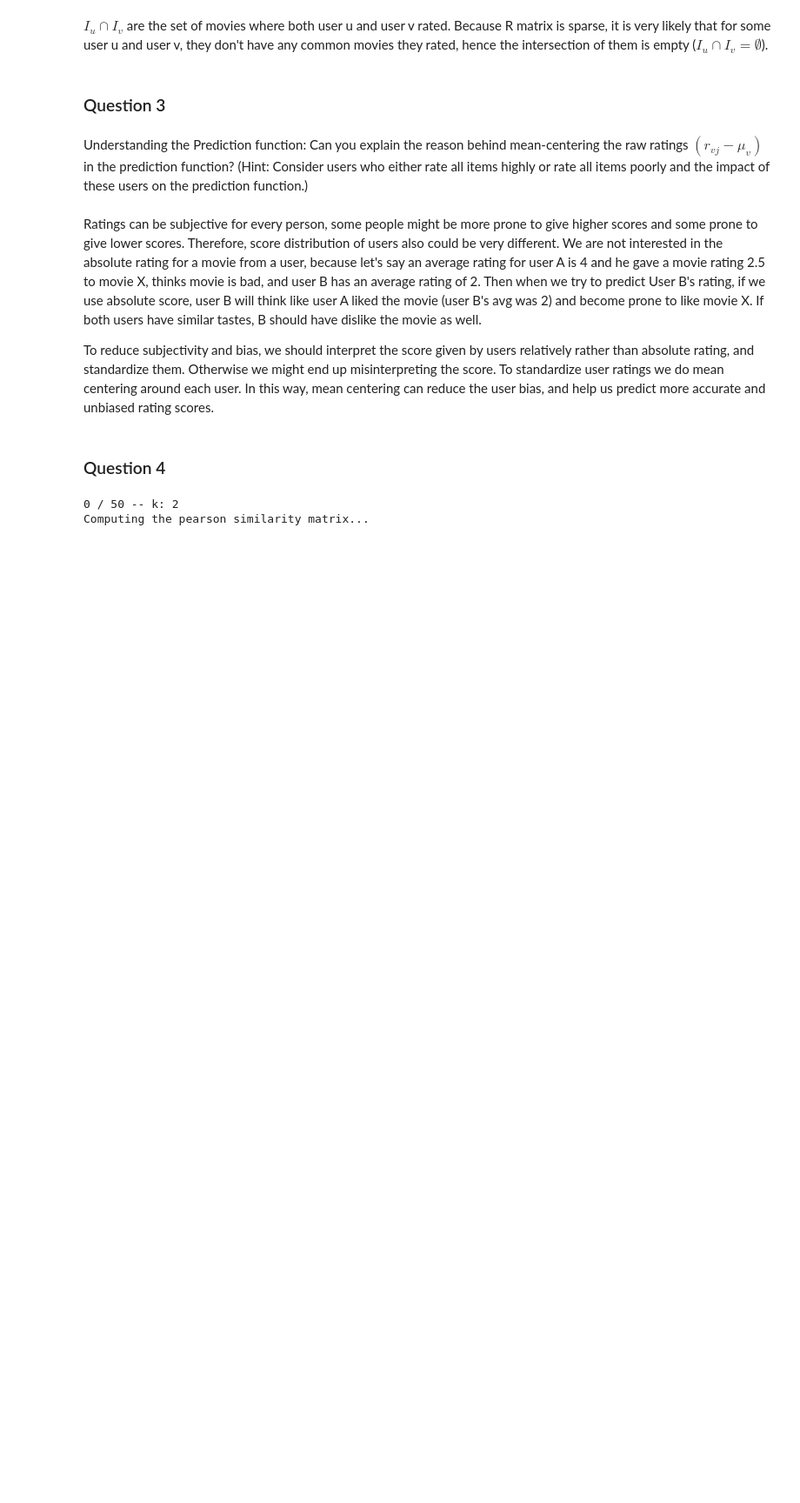
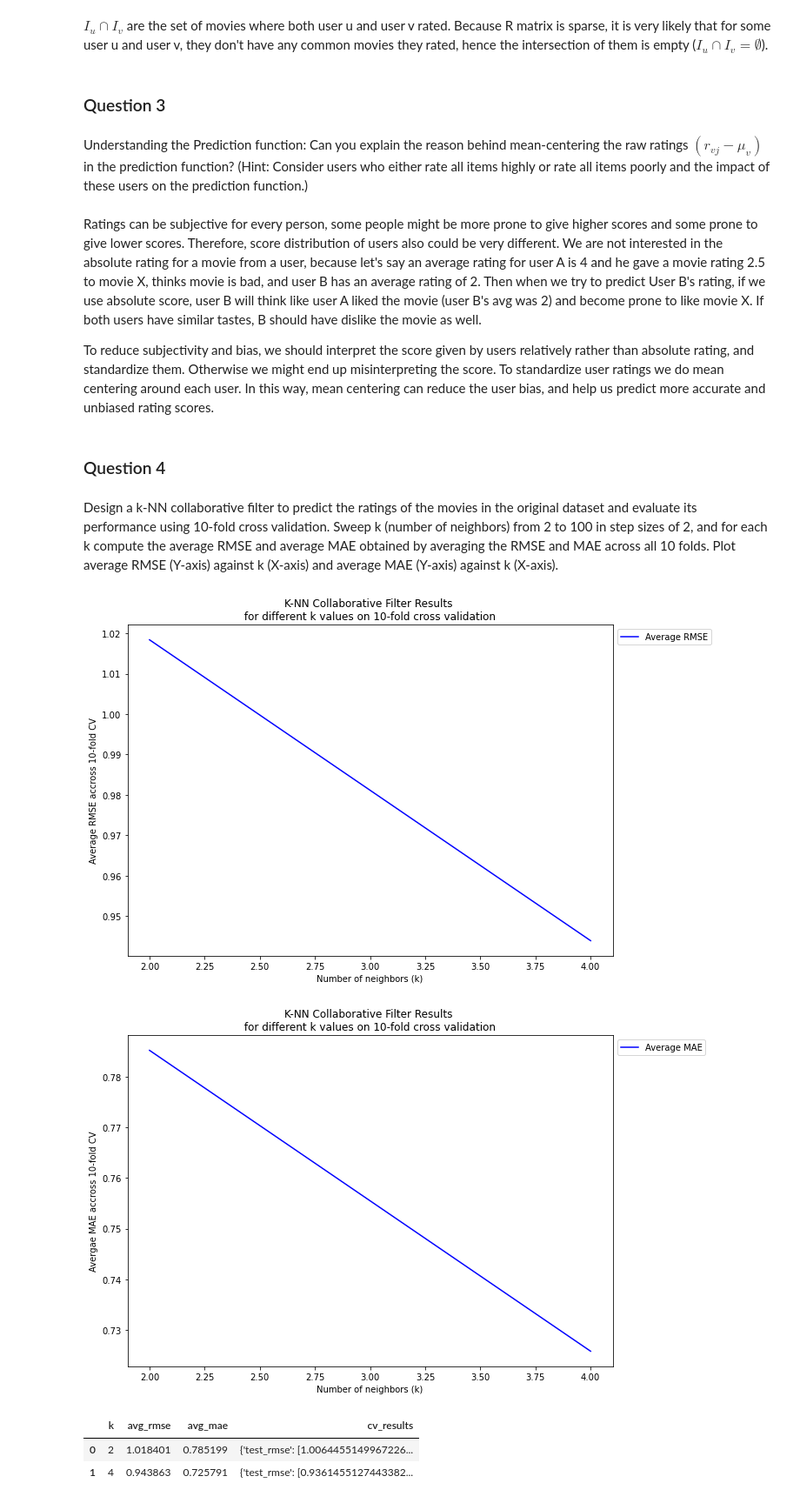
Before and after one commit to camligorkem/data-sicence-projects, a Jupyter notebook: project_3/Project_3.ipynb, the cells around one changed output. Shown at 87% size. Cells and saved outputs as stored; diff of their text form; code cells hidden in the pictures; blank space fills up the shorter version.

```diff
--- a/project_3/Project_3.ipynb
+++ b/project_3/Project_3.ipynb
@@ -344,50 +353,61 @@ from surprise import Reader, Dataset
+# %% [markdown]
+Design a k-NN collaborative filter to predict the ratings of the movies in the original dataset and evaluate its performance using 10-fold cross validation. Sweep k (number of neighbors) from 2 to 100 in step sizes of 2, and for each k compute the average RMSE and average MAE obtained by averaging the RMSE and MAE across all 10 folds. Plot average RMSE (Y-axis) against k (X-axis) and average MAE (Y-axis) against k (X-axis).
 # %%
-
-reader = Reader(line_format='user item rating timestamp', sep=',', skip_lines=1)
-ratings_data = Dataset.load_from_file(folder_name+'ratings.csv', reader)
+reader = Reader(rating_scale=(0.5, 5))
+ratings_data = Dataset.load_from_df(ratings_raw[['userId', 'movieId', 'rating']], reader)
 # %%
-def evaluate_model(data, k_range, plot_dets, is_plot=True):
-    #k_range = range(2,100,2)
+def evaluate_model(data, k_range, plot_dets, is_plot=True, print_update=False):
     avg_rmse, avg_mae = [], []
+    cv_results_list = []
     for i, k in enumerate(k_range):
-        print(f'{i} / {len(k_range)} -- k: {k}')
-        model = KNNWithMeans(k=k, sim_options = {'name':'pearson'})
+        if i % 10==0 and print_update:
+            print(f'{i} / {len(k_range)} -- k: {k}')
+        model = KNNWithMeans(k=k, sim_options = {'name':'pearson', 'user_based':True}, verbose=0)
         cv_results = cross_validate(model, data, measures=['RMSE', 'MAE'], cv=10, verbose=False)
+        cv_results_list.append(cv_results)
         avg_rmse.append(np.mean(cv_results['test_rmse']))
         avg_mae.append(np.mean(cv_results['test_mae']))
 
     if is_plot:
         plot_evaluation_metric(x= k_range,
-                               y=avg_rmse,
+                               ys=[avg_rmse],
                                x_label=plot_dets['x_label'],
-                               y_label='Average RMSE',
+                               y_label='Average RMSE accross 10-fold CV',
                                title=plot_dets['title'],
                                labels=['Average RMSE'])
         plot_evaluation_metric(x= k_range,
-                               y=avg_mae,
+                               ys=[avg_mae],
                                x_label=plot_dets['x_label'],
-                               y_label='Avergae MAE',
+                               y_label='Avergae MAE accross 10-fold CV',
                                title=plot_dets['title'],
                                labels=['Average MAE'])
+        res_pdf = pd.DataFrame({'k': k_range, 'avg_rmse':avg_rmse, 'avg_mae':avg_mae, 'cv_results':cv_results_list })
+        return res_pdf
 
-def plot_evaluation_metric(x, y, x_label, y_label, title, labels, y2=None, fig_size=(5,5)):
+def plot_evaluation_metric(x, ys, x_label, y_label, title, labels,  fig_size=(10,7)):
+    colors = ['blue','green','orange','purple']
     plt.figure(figsize=fig_size)
-    plt.plot(x, y, label = labels[0])
-    if y2:
-        plt.plot(x, y2, label =labels[1])
+    for i, y in enumerate(ys):
+        plt.plot(x, y, label = labels[i], color=colors[i])
     plt.xlabel(x_label)
     plt.ylabel(y_label)
-    plt.legend()
+    plt.title(title)
+    plt.legend(bbox_to_anchor=(1, 1), loc='upper left', ncol=1)
     plt.show()
 # %%
 plot_dets_q4 = {
     'x_label': 'Number of neighbors (k)',
     'y_label': 'Average Test Error accross 10-fold CV',
-    'Title': 'K-NN Collaborative Filter Results \n for different k values on 10-fold cross validation '
+    'title': 'K-NN Collaborative Filter Results \n for different k values on 10-fold cross validation '
 }
-k_range_q4 = list(range(2, 101, 2))
-
-evaluate_model(data=ratings_data, k_range=k_range_q4, plot_dets=plot_dets_q4)
+k_range_q4 = list(range(2, 5, 2))   # to do change range to 100
+q4_exp_df = evaluate_model(data=ratings_data, k_range=k_range_q4, plot_dets=plot_dets_q4)
 # %% [output]
-0 / 50 -- k: 2
-Computing the pearson similarity matrix...
+[figure, added]
+[figure, added]
+# %%
+q4_exp_df.head(3)
+# %% [output]
+|  | k | avg_rmse | avg_mae | cv_results |
+| 0 | 2 | 1.018401 | 0.785199 | {'test_rmse': [1.0064455149967226... |
+| 1 | 4 | 0.943863 | 0.725791 | {'test_rmse': [0.9361455127443382... |
```
Also changed, not shown: parts of 30 cells of this notebook.
